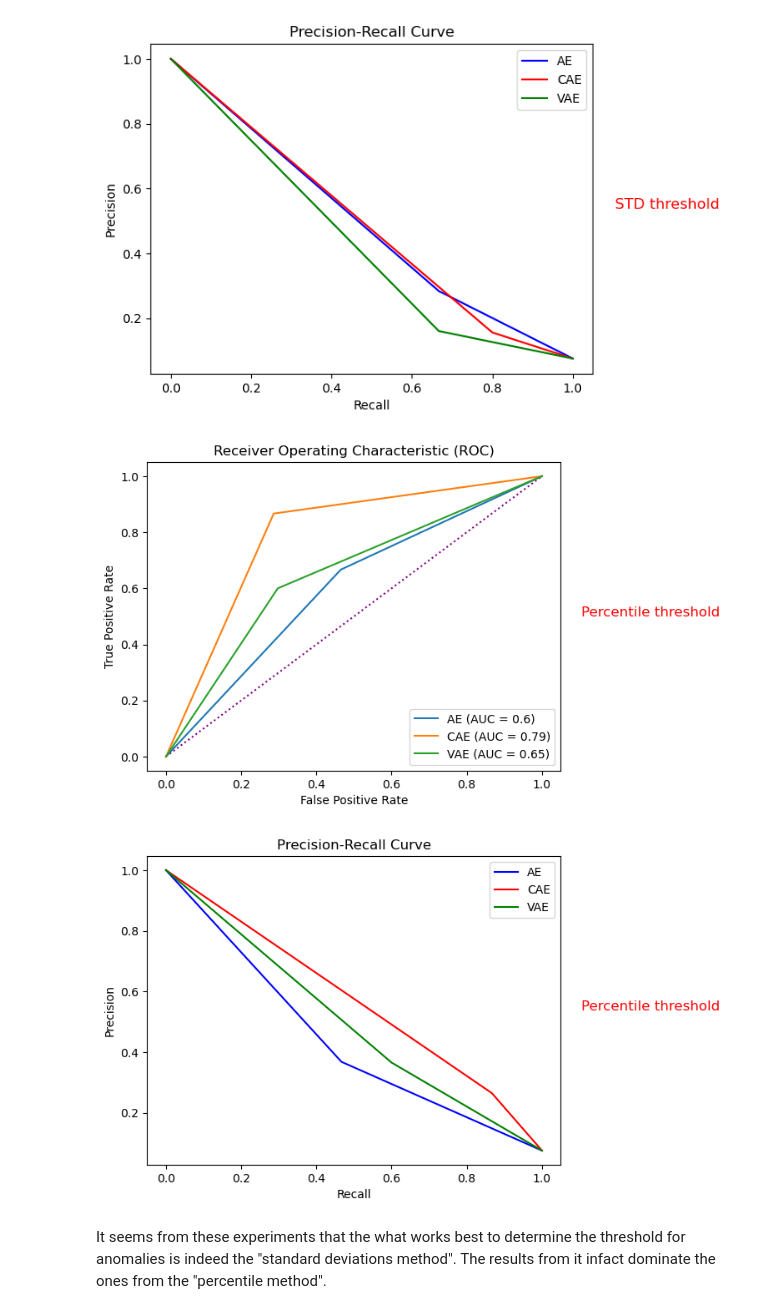
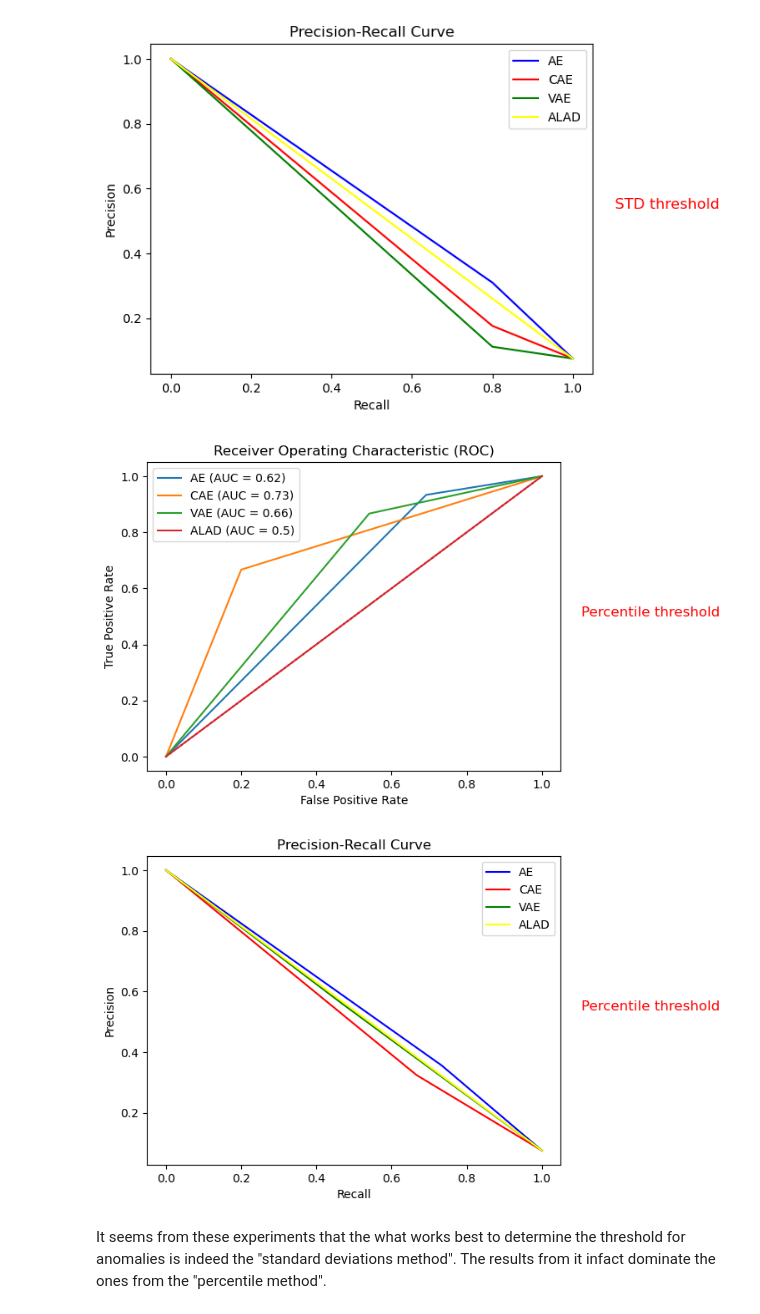
Before and after one commit to togetherthough/Deep-anomaly-detection-for-tracking-experiments-at-LHCb, a Jupyter notebook: experiments.ipynb, the cells around one changed output. Drawn from its saved outputs; the diff is of its cells as text; code cells hidden in the pictures.

```diff
--- a/experiments.ipynb
+++ b/experiments.ipynb
@@ -307,15 +317,16 @@ def mean_and_confidence(model, threshold_function, alpha=0.95, iterations=5, tra
         "Interval AUC": interval_auc,
         }
 
-    return averages, intervals, sigmas
+    return [averages, intervals, sigmas]
 # %%
 with open(os.devnull, 'w') as devnull, contextlib.redirect_stdout(devnull):
 
-    ae, cae, vae = build_models()
+    ae, cae, vae, alad = build_models()
 
-    averages_ae, intervals_ae, _ = mean_and_confidence(ae, ae.find_best_deviations_threshold, alpha=0.95)
-    averages_cae, intervals_cae, _ = mean_and_confidence(cae, cae.find_best_deviations_threshold, alpha=0.95)
-    averages_vae, intervals_vae, _ = mean_and_confidence(vae, vae.find_best_deviations_threshold, alpha=0.95)
+    alad_std = mean_and_confidence(alad, alad.find_best_deviations_threshold, alpha=0.95)
+    ae_std = mean_and_confidence(ae, ae.find_best_deviations_threshold, alpha=0.95)
+    cae_std = mean_and_confidence(cae, cae.find_best_deviations_threshold, alpha=0.95)
+    vae_std = mean_and_confidence(vae, vae.find_best_deviations_threshold, alpha=0.95)
 # %%
 def roc_curve_models(avg_ae=None, avg_cae=None, avg_vae=None, fun_name=None, avg_alad=None):
 
@@ -328,16 +339,12 @@ def roc_curve_models(avg_ae=None, avg_cae=None, avg_vae=None, fun_name=None, avg
     tpr_cae = avg_cae["Average TPR"]
     fpr_vae = avg_vae["Average FPR"]
     tpr_vae = avg_vae["Average TPR"]
-
+    fpr_alad = avg_alad["Average FPR"]
+    tpr_alad = avg_alad["Average TPR"]
 
     auc_cae = avg_cae["Average AUC"]
     auc_vae = avg_vae["Average AUC"]
-    #auc_alad = averages_alad["Average AUC"]
-
-    """"
-    fpr_alad = avg_alad["Average FPR"]
-    tpr_alad = avg_alad["Average TPR"]
-    """
+    auc_alad = avg_alad["Average AUC"]
 
 
     x = np.linspace(0, 1, 10)
@@ -353,8 +360,7 @@ def roc_curve_models(avg_ae=None, avg_cae=None, avg_vae=None, fun_name=None, avg
 
     plt.plot(fpr_cae, tpr_cae, label='CAE (AUC = {})'.format(round(auc_cae, 2)))
     plt.plot(fpr_vae, tpr_vae, label='VAE (AUC = {})'.format(round(auc_vae, 2)))
-    """""
-    plt.plot(fpr_alad, tpr_alad, label='ALAD (AUC = {auc_alad:.2f})')"""
+    plt.plot(fpr_alad, tpr_alad, label='ALAD (AUC = {})'.format(round(auc_alad, 2)))
 
     # Adding labels and legends
     plt.xlabel('False Positive Rate')
@@ -398,23 +406,24 @@ roc_curve_models(avg_ae=averages_ae, avg_cae=averages_cae, avg_vae=averages_vae,
 # %%
-pr_models(avg_ae=averages_ae, avg_cae=averages_cae, avg_vae=averages_vae, fun_name="STD threshold")
+pr_models(avg_ae=ae_std[0], avg_cae=cae_std[0], avg_vae=vae_std[0], avg_alad=alad_std[0], fun_name="STD threshold")
 # %% [output]
-[figure, old version]
+[figure, new version]
 # %%
 with open(os.devnull, 'w') as devnull, contextlib.redirect_stdout(devnull):
 
-    ae, cae, vae = build_models()
+    ae, cae, vae, alad = build_models()
 
     #test different threshold function
-    averages_ae, intervals_ae, _ = mean_and_confidence(ae, ae.find_best_percentile_threshold, alpha=0.95, iterations=5, transfer=False)
-    averages_cae, intervals_cae, _ = mean_and_confidence(cae, cae.find_best_percentile_threshold, alpha=0.95, iterations=5, transfer=False)
-    averages_vae, intervals_vae, _ = mean_and_confidence(vae, vae.find_best_percentile_threshold, alpha=0.95, iterations=5, transfer=False)
+    perc_ae = mean_and_confidence(ae, ae.find_best_percentile_threshold, alpha=0.95, iterations=5, transfer=False)
+    perc_cae = mean_and_confidence(cae, cae.find_best_percentile_threshold, alpha=0.95, iterations=5, transfer=False)
+    perc_vae = mean_and_confidence(vae, vae.find_best_percentile_threshold, alpha=0.95, iterations=5, transfer=False)
+    perc_alad = mean_and_confidence(alad, alad.find_best_percentile_threshold, alpha=0.95, iterations=5, transfer=False)
 # %%
-roc_curve_models(avg_ae=averages_ae, avg_cae=averages_cae, avg_vae=averages_vae, fun_name="Percentile threshold")
+roc_curve_models(avg_ae=perc_ae[0], avg_cae=perc_cae[0], avg_vae=perc_vae[0], avg_alad=perc_alad[0],fun_name="Percentile threshold")
 # %% [output]
-[figure, old version]
+[figure, new version]
 # %%
-pr_models(avg_ae=averages_ae, avg_cae=averages_cae, avg_vae=averages_vae, fun_name="Percentile threshold")
+pr_models(avg_ae=perc_ae[0], avg_cae=perc_cae[0], avg_vae=perc_vae[0], avg_alad=perc_alad[0],fun_name="Percentile threshold")
 # %% [output]
-[figure, old version]
+[figure, new version]
 # %% [markdown]
 It seems from these experiments that the what works best to determine the threshold for anomalies is indeed the "standard deviations method". The results from it infact dominate the ones from the "percentile method".
```
Also changed, not shown: parts of 21 cells of this notebook, 12 other files.
